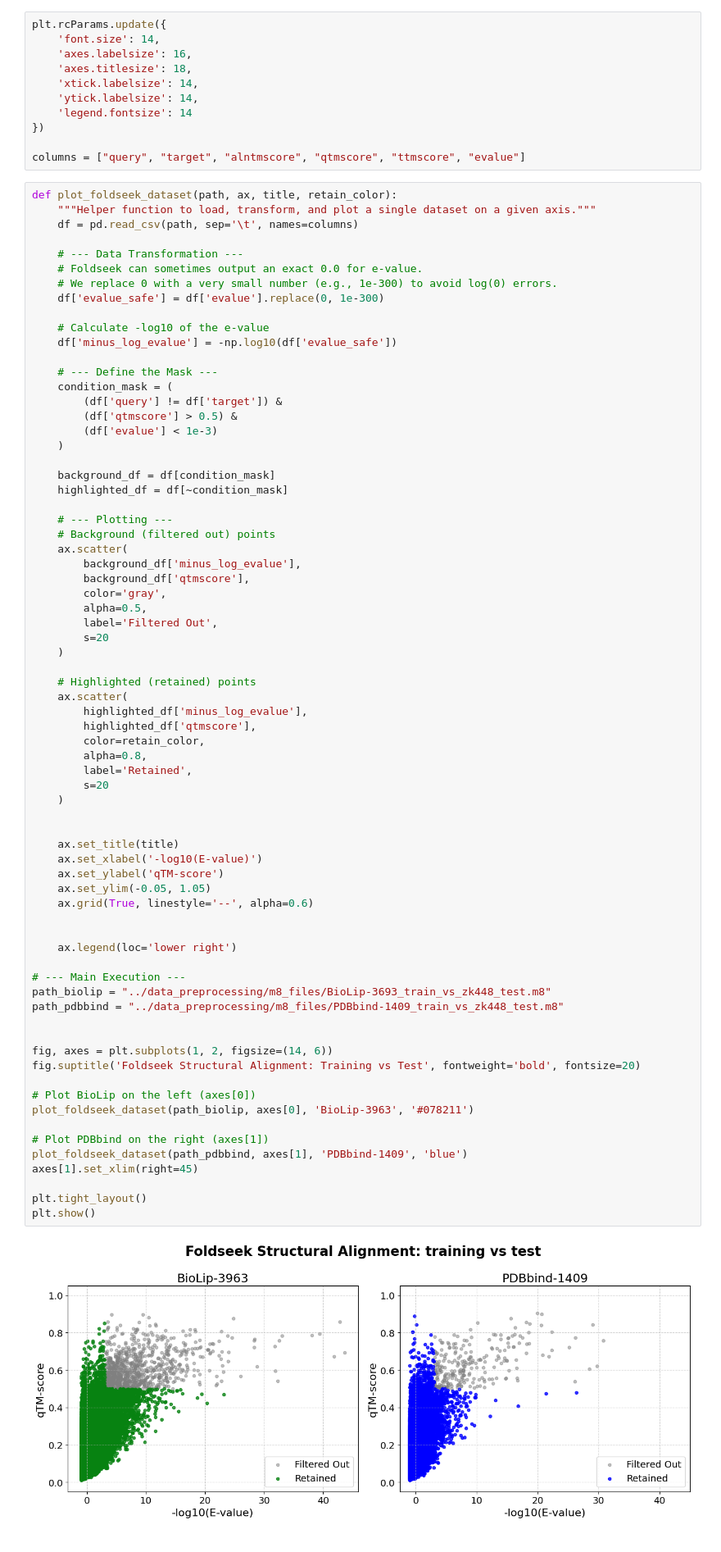
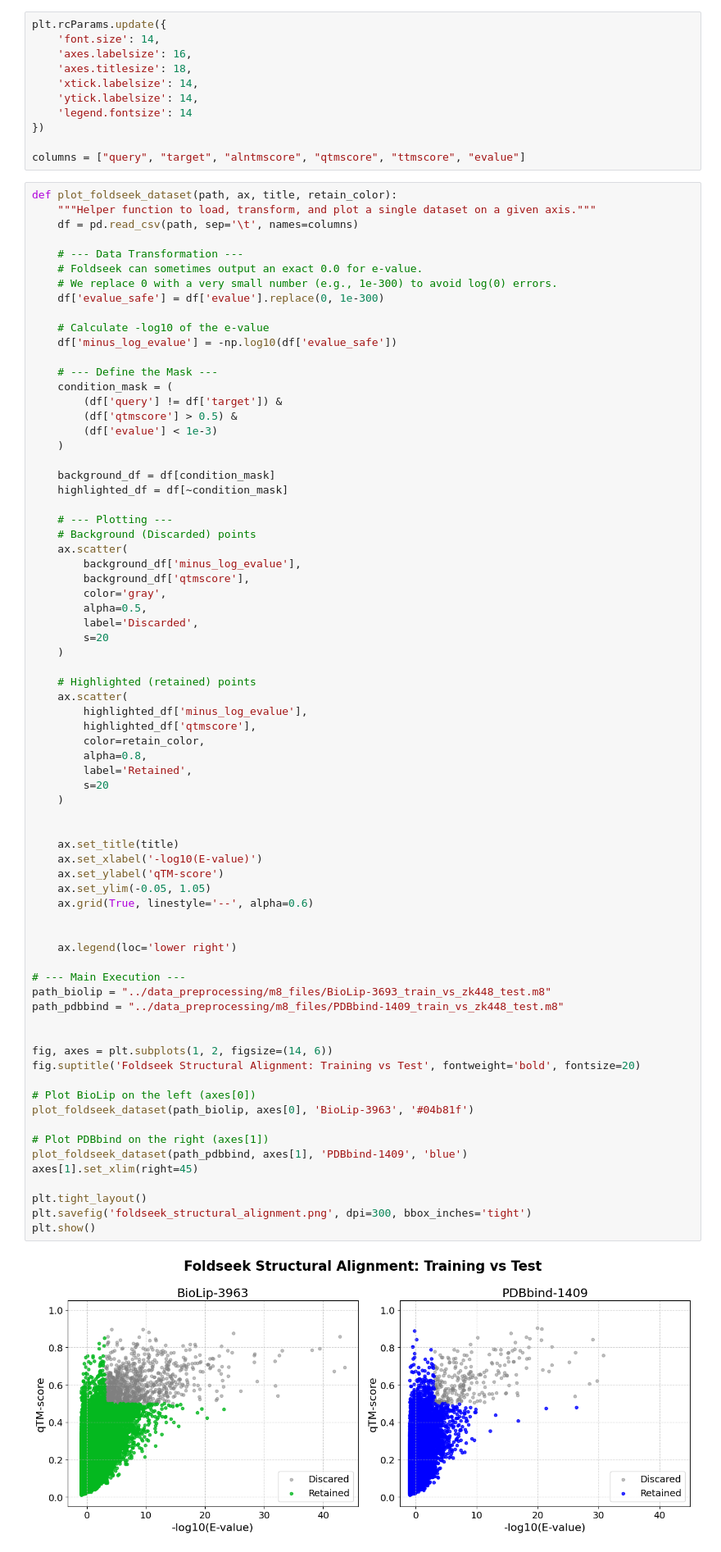
Before and after one commit to RitAreaSciencePark/ESM3-PPISites, a Jupyter notebook: plots/protein_distribution.ipynb, the cells around one changed output. Shown at 82% size. Cells and saved outputs as stored; diff of their text form.

```diff
--- a/plots/protein_distribution.ipynb
+++ b/plots/protein_distribution.ipynb
@@ -40,13 +40,13 @@ def plot_foldseek_dataset(path, ax, title, retain_color):
     highlighted_df = df[~condition_mask]
 
     # --- Plotting ---
-    # Background (filtered out) points
+    # Background (Discarded) points
     ax.scatter(
         background_df['minus_log_evalue'],
         background_df['qtmscore'],
         color='gray',
         alpha=0.5,
-        label='Filtered Out',
+        label='Discarded',
         s=20
     )
 
@@ -60,32 +60,33 @@ def plot_foldseek_dataset(path, ax, title, retain_color):
         s=20
     )
 
 
     ax.set_title(title)
     ax.set_xlabel('-log10(E-value)')
     ax.set_ylabel('qTM-score')
     ax.set_ylim(-0.05, 1.05)
     ax.grid(True, linestyle='--', alpha=0.6)
 
 
     ax.legend(loc='lower right')
 
 # --- Main Execution ---
 path_biolip = "../data_preprocessing/m8_files/BioLip-3693_train_vs_zk448_test.m8"
 path_pdbbind = "../data_preprocessing/m8_files/PDBbind-1409_train_vs_zk448_test.m8"
 
 
 fig, axes = plt.subplots(1, 2, figsize=(14, 6))
 fig.suptitle('Foldseek Structural Alignment: Training vs Test', fontweight='bold', fontsize=20)
 
 # Plot BioLip on the left (axes[0])
-plot_foldseek_dataset(path_biolip, axes[0], 'BioLip-3963', '#078211')
+plot_foldseek_dataset(path_biolip, axes[0], 'BioLip-3963', '#04b81f')
 
 # Plot PDBbind on the right (axes[1])
 plot_foldseek_dataset(path_pdbbind, axes[1], 'PDBbind-1409', 'blue')
 axes[1].set_xlim(right=45)
 
 plt.tight_layout()
+plt.savefig('foldseek_structural_alignment.png', dpi=300, bbox_inches='tight')
 plt.show()
 # %% [output]
-[figure, old version]
+[figure, new version]
```
Also changed, not shown: 1 other file.
